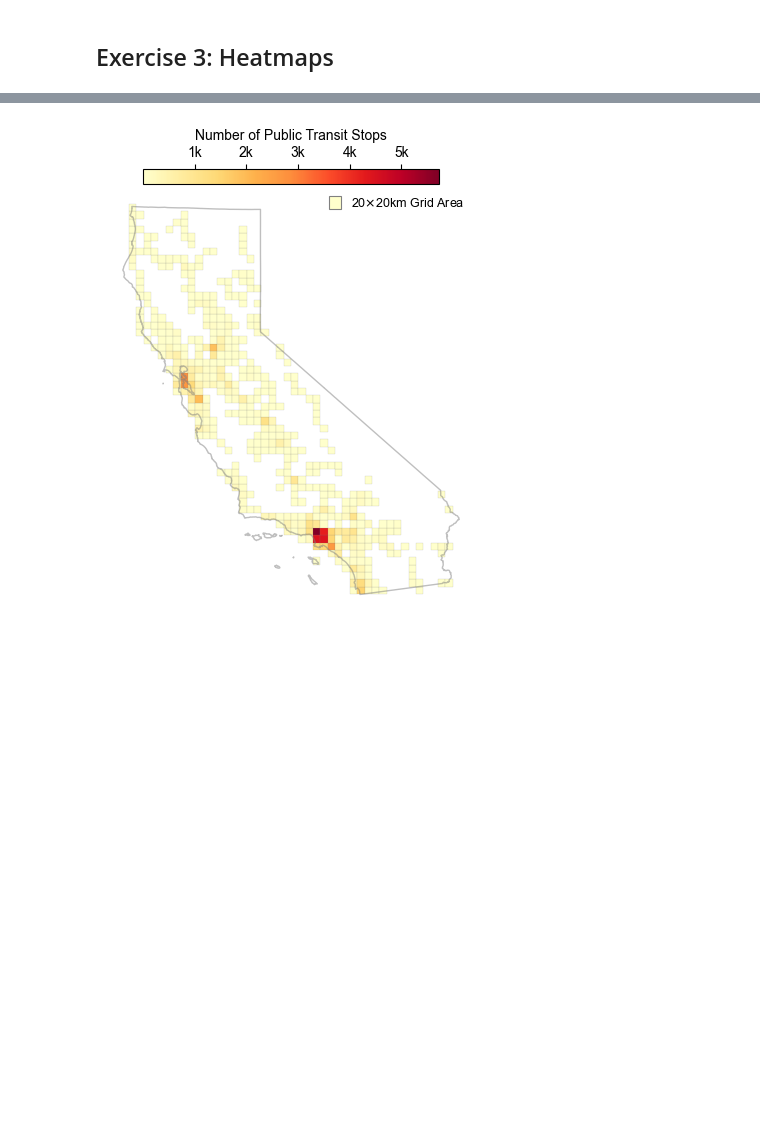
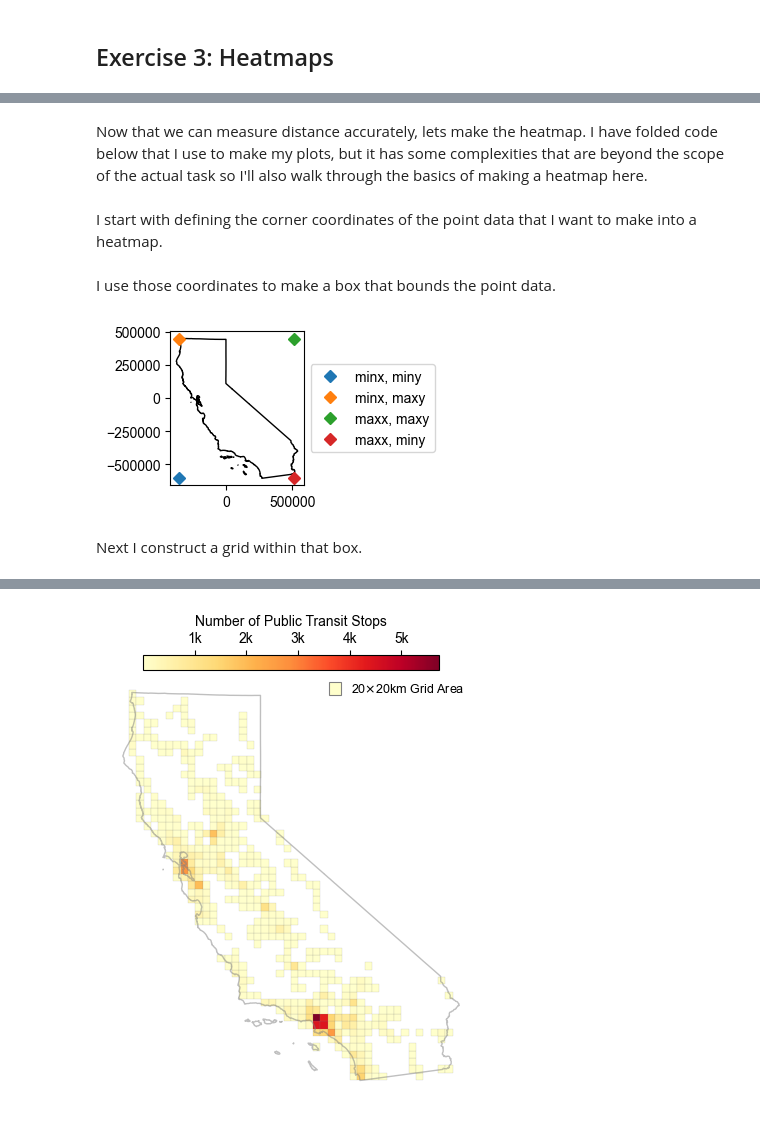
Before and after one commit to peter-amerkhanian/peter-amerkhanian.github.io, a Jupyter notebook: posts/geopandas_maps/index.ipynb, the cells around one changed output, grey strips where cells are left out. Cells and saved outputs as stored; diff of their text form; code cells hidden in the pictures; blank space fills up the shorter version.

Commit message:
split post into 2

```diff
--- a/posts/geopandas_maps/index.ipynb
+++ b/posts/geopandas_maps/index.ipynb
@@ -723,0 +776,22 @@ This code is complex, but it's based around one function, `np.histogram2d`, whic
+# %% [markdown]
+Now that we can measure distance accurately, lets make the heatmap. I have folded code below that I use to make my plots, but it has some complexities that are beyond the scope of the actual task so I'll also walk through the basics of making a heatmap here.
+# %% [markdown]
+I start with defining the corner coordinates of the point data that I want to make into a heatmap.
+# %%
+minx, miny, maxx, maxy = gdf_ca_proj.total_bounds
+# %% [markdown]
+I use those coordinates to make a box that bounds the point data.
+# %%
+#| echo: false
+#| fig-cap: "Defining the point data's bounding box"
+fig, ax = plt.subplots(figsize=(4, 2))
+california_proj.plot(ax=ax, facecolor="none")
+ax.plot(minx, miny, marker="D", label="minx, miny", linestyle="none")
+ax.plot(minx, maxy, marker="D", label="minx, maxy", linestyle="none")
+ax.plot(maxx, maxy, marker="D", label="maxx, maxy", linestyle="none")
+ax.plot(maxx, miny, marker="D", label="maxx, miny", linestyle="none")
+custom_legend(ax, outside_loc="center");
+# %% [output]
+[figure, added]
+# %% [markdown]
+Next I construct a grid within that box.
```
Also changed, not shown: parts of 55 cells of this notebook, 20 other files.
